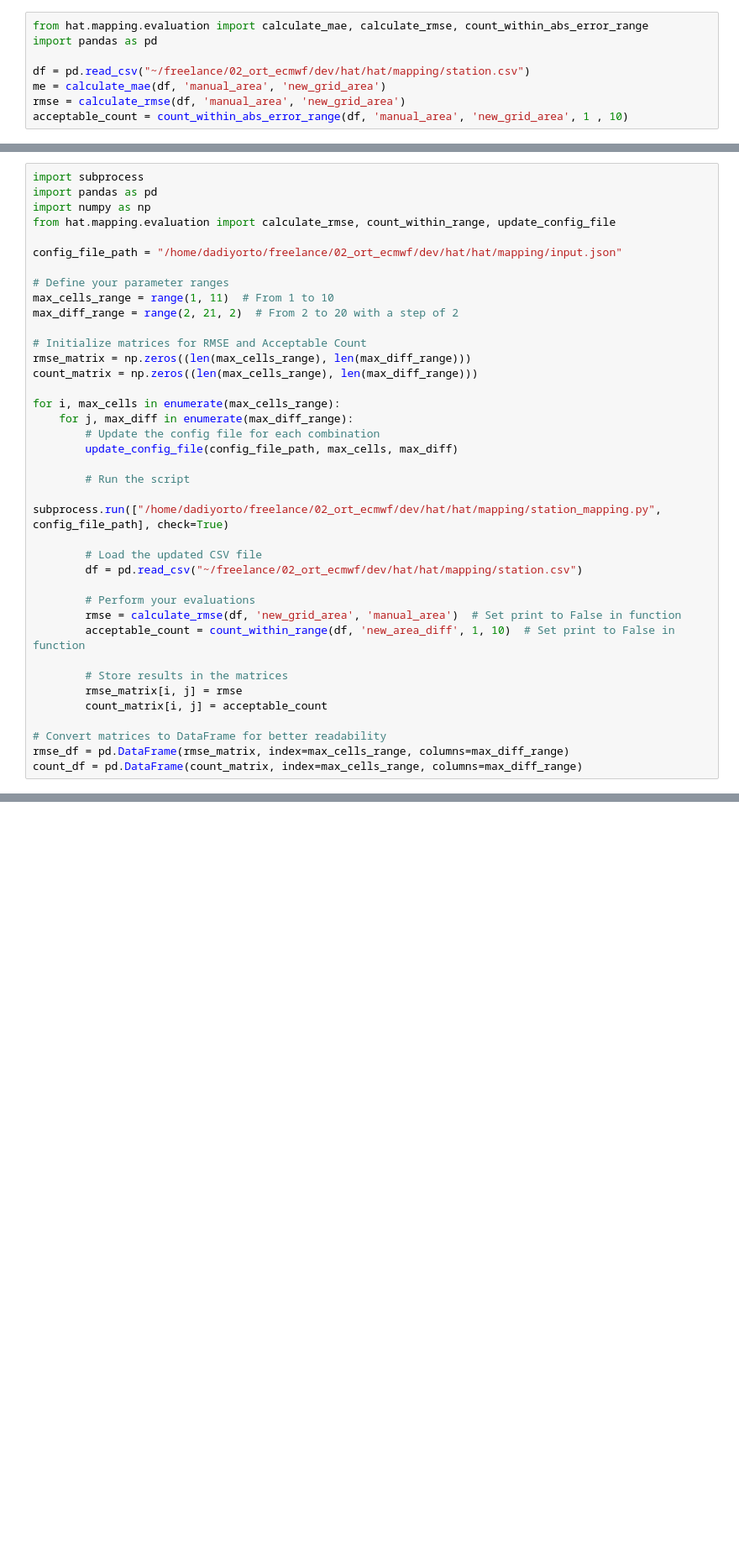
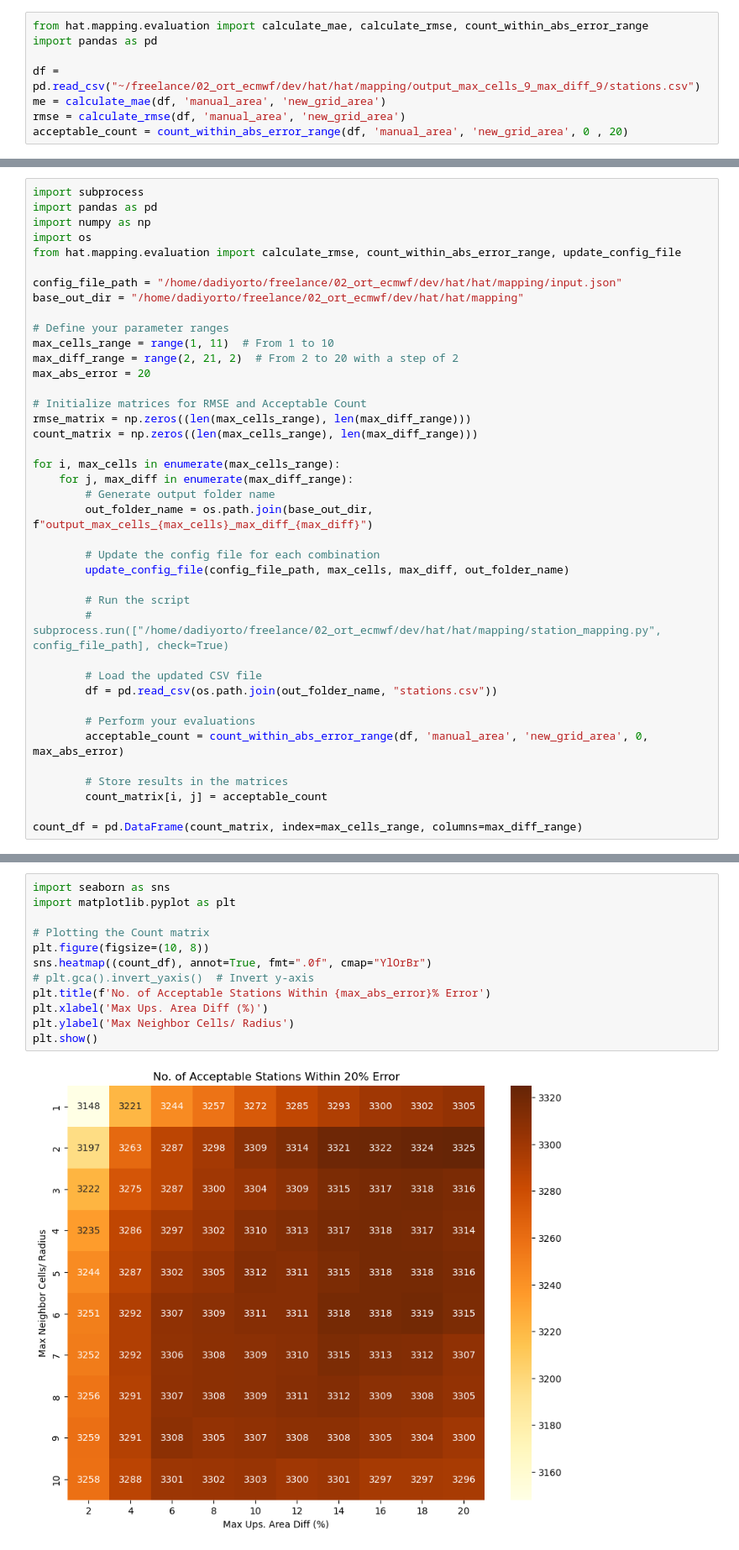
Before and after one commit to ecmwf/hat, a Jupyter notebook: notebooks/examples/5_station_mapping.ipynb, the cells around one changed output, grey strips where cells are left out. Shown: that part at 84% size. Drawn from its saved outputs; the diff is of its cells as text; blank space fills up the shorter version.

Commit message:
jupyter notebook for the test evaluation

```diff
--- a/notebooks/examples/5_station_mapping.ipynb
+++ b/notebooks/examples/5_station_mapping.ipynb
@@ -62,8 +66,8 @@ display(my_map.map)
 from hat.mapping.evaluation import calculate_mae, calculate_rmse, count_within_abs_error_range
 import pandas as pd
 
-df = pd.read_csv("~/freelance/02_ort_ecmwf/dev/hat/hat/mapping/station.csv")
+df = pd.read_csv("~/freelance/02_ort_ecmwf/dev/hat/hat/mapping/output_max_cells_9_max_diff_9/stations.csv")
 me = calculate_mae(df, 'manual_area', 'new_grid_area')
 rmse = calculate_rmse(df, 'manual_area', 'new_grid_area')
-acceptable_count = count_within_abs_error_range(df, 'manual_area', 'new_grid_area', 1 , 10)
+acceptable_count = count_within_abs_error_range(df, 'manual_area', 'new_grid_area', 0 , 20)
 # %% [output]
@@ -74,13 +78,16 @@ Count of rows with absolute error % between manual_area and new_grid_area in the
 import subprocess
 import pandas as pd
 import numpy as np
-from hat.mapping.evaluation import calculate_rmse, count_within_range, update_config_file
+import os
+from hat.mapping.evaluation import calculate_rmse, count_within_abs_error_range, update_config_file
 
 config_file_path = "/home/dadiyorto/freelance/02_ort_ecmwf/dev/hat/hat/mapping/input.json"
+base_out_dir = "/home/dadiyorto/freelance/02_ort_ecmwf/dev/hat/hat/mapping"
 
 # Define your parameter ranges
 max_cells_range = range(1, 11)  # From 1 to 10
 max_diff_range = range(2, 21, 2)  # From 2 to 20 with a step of 2
+max_abs_error = 20
 
 # Initialize matrices for RMSE and Acceptable Count
 rmse_matrix = np.zeros((len(max_cells_range), len(max_diff_range)))
@@ -88,23 +95,22 @@ count_matrix = np.zeros((len(max_cells_range), len(max_diff_range)))
 
 for i, max_cells in enumerate(max_cells_range):
     for j, max_diff in enumerate(max_diff_range):
+        # Generate output folder name
+        out_folder_name = os.path.join(base_out_dir, f"output_max_cells_{max_cells}_max_diff_{max_diff}")
+
         # Update the config file for each combination
-        update_config_file(config_file_path, max_cells, max_diff)
+        update_config_file(config_file_path, max_cells, max_diff, out_folder_name)
 
         # Run the script
-        subprocess.run(["/home/dadiyorto/freelance/02_ort_ecmwf/dev/hat/hat/mapping/station_mapping.py", config_file_path], check=True)
+        # subprocess.run(["/home/dadiyorto/freelance/02_ort_ecmwf/dev/hat/hat/mapping/station_mapping.py", config_file_path], check=True)
 
         # Load the updated CSV file
-        df = pd.read_csv("~/freelance/02_ort_ecmwf/dev/hat/hat/mapping/station.csv")
+        df = pd.read_csv(os.path.join(out_folder_name, "stations.csv"))
 
         # Perform your evaluations
-        rmse = calculate_rmse(df, 'new_grid_area', 'manual_area')  # Set print to False in function
-        acceptable_count = count_within_range(df, 'new_area_diff', 1, 10)  # Set print to False in function
+        acceptable_count = count_within_abs_error_range(df, 'manual_area', 'new_grid_area', 0, max_abs_error)
 
         # Store results in the matrices
-        rmse_matrix[i, j] = rmse
         count_matrix[i, j] = acceptable_count
 
-# Convert matrices to DataFrame for better readability
-rmse_df = pd.DataFrame(rmse_matrix, index=max_cells_range, columns=max_diff_range)
 count_df = pd.DataFrame(count_matrix, index=max_cells_range, columns=max_diff_range)
@@ -110,0 +135,14 @@ count_df = pd.DataFrame(count_matrix, index=max_cells_range, columns=max_diff_ra
+# %%
+import seaborn as sns
+import matplotlib.pyplot as plt
+
+# Plotting the Count matrix
+plt.figure(figsize=(10, 8))
+sns.heatmap((count_df), annot=True, fmt=".0f", cmap="YlOrBr")
+# plt.gca().invert_yaxis()  # Invert y-axis
+plt.title(f'No. of Acceptable Stations Within {max_abs_error}% Error')
+plt.xlabel('Max Ups. Area Diff (%)')
+plt.ylabel('Max Neighbor Cells/ Radius')
+plt.show()
+# %% [output]
+[figure, added]
```
Also changed, not shown: parts of 4 cells of this notebook.
